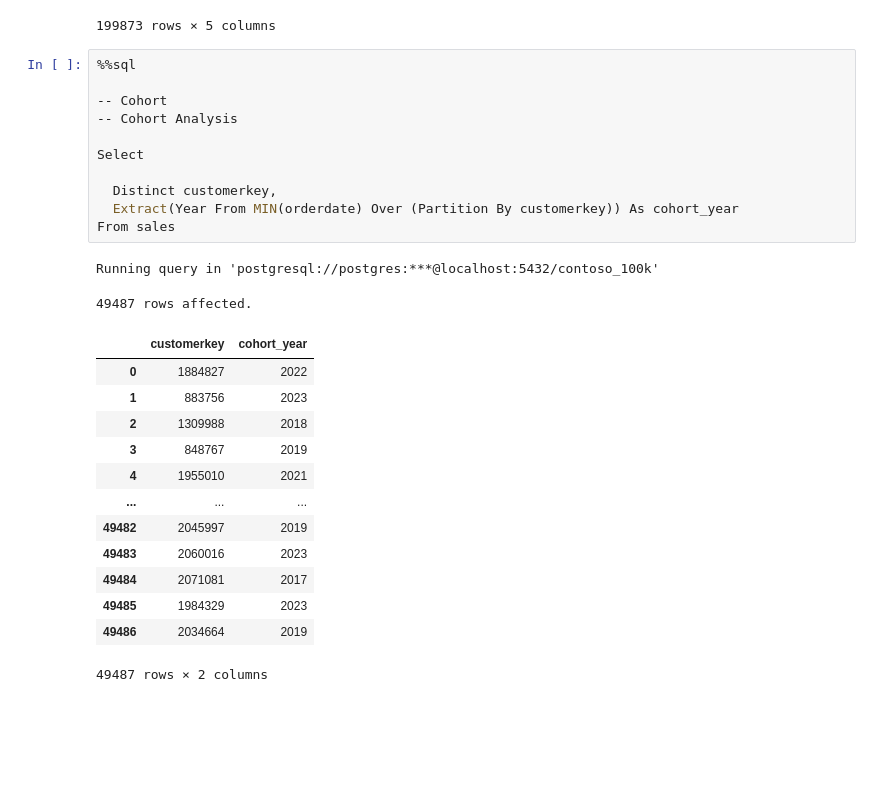
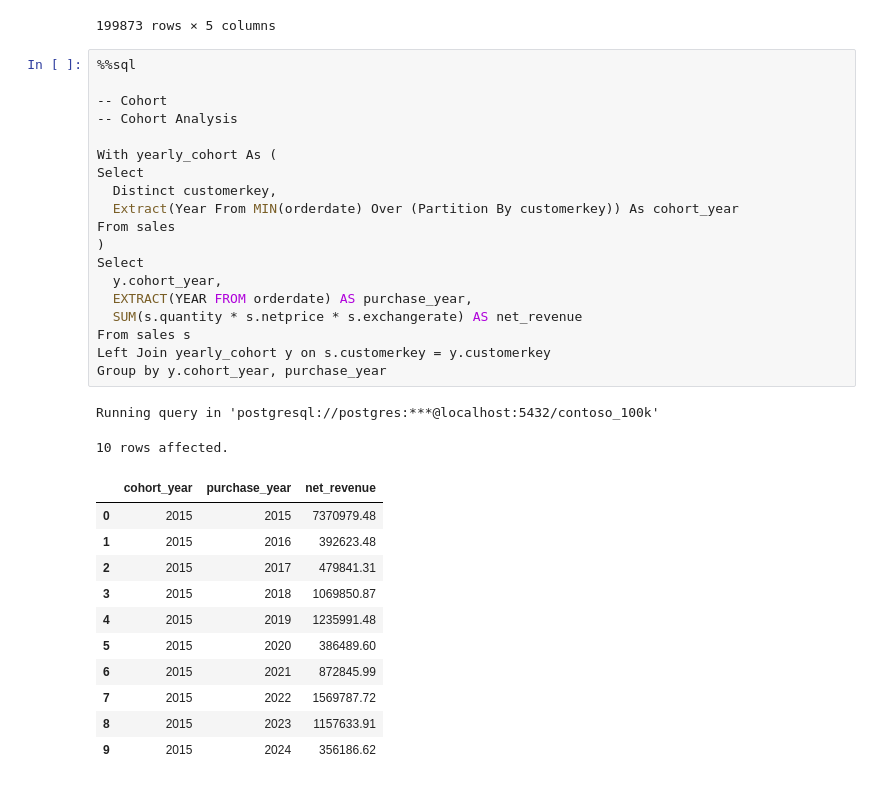
Before and after one commit to Chinedu-analysis/Chinedu-analysis, a Jupyter notebook: Resources/Blank_SQL_Notebook.ipynb, the cells around one changed output. Saved outputs shown, nothing was run; the diff lists cells and outputs as text; blank space fills up the shorter version.

```diff
--- a/Resources/Blank_SQL_Notebook.ipynb
+++ b/Resources/Blank_SQL_Notebook.ipynb
@@ -983,27 +983,33 @@ Running query in 'postgresql://postgres:***@localhost:5432/contoso_100k'
 # %%
 %%sql
 
 -- Cohort
 -- Cohort Analysis
 
+With yearly_cohort As (
 Select
-
   Distinct customerkey,
   Extract(Year From MIN(orderdate) Over (Partition By customerkey)) As cohort_year
 From sales
+)
+Select
+  y.cohort_year,
+  EXTRACT(YEAR FROM orderdate) AS purchase_year,
+  SUM(s.quantity * s.netprice * s.exchangerate) AS net_revenue
+From sales s
+Left Join yearly_cohort y on s.customerkey = y.customerkey
+Group by y.cohort_year, purchase_year
 # %% [output]
 Running query in 'postgresql://postgres:***@localhost:5432/contoso_100k'
-49487 rows affected.
+10 rows affected.
-|  | customerkey | cohort_year |
-| 0 | 1884827 | 2022 |
-| 1 | 883756 | 2023 |
-| 2 | 1309988 | 2018 |
-| 3 | 848767 | 2019 |
-| 4 | 1955010 | 2021 |
-| ... | ... | ... |
-| 49482 | 2045997 | 2019 |
-| 49483 | 2060016 | 2023 |
-| 49484 | 2071081 | 2017 |
-| 49485 | 1984329 | 2023 |
-| 49486 | 2034664 | 2019 |
+|  | cohort_year | purchase_year | net_revenue |
+| 0 | 2015 | 2015 | 7370979.48 |
+| 1 | 2015 | 2016 | 392623.48 |
+| 2 | 2015 | 2017 | 479841.31 |
+| 3 | 2015 | 2018 | 1069850.87 |
+| 4 | 2015 | 2019 | 1235991.48 |
+| 5 | 2015 | 2020 | 386489.60 |
+| 6 | 2015 | 2021 | 872845.99 |
+| 7 | 2015 | 2022 | 1569787.72 |
+| 8 | 2015 | 2023 | 1157633.91 |
+| 9 | 2015 | 2024 | 356186.62 |
-49487 rows × 2 columns
```
